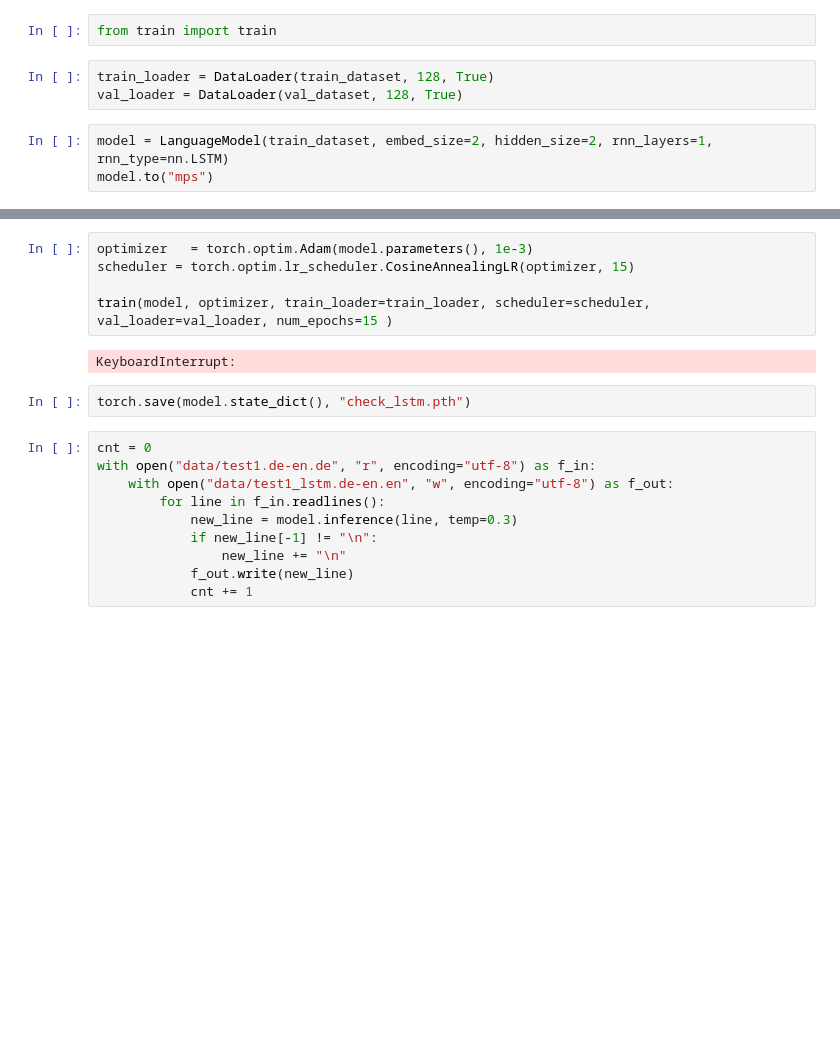
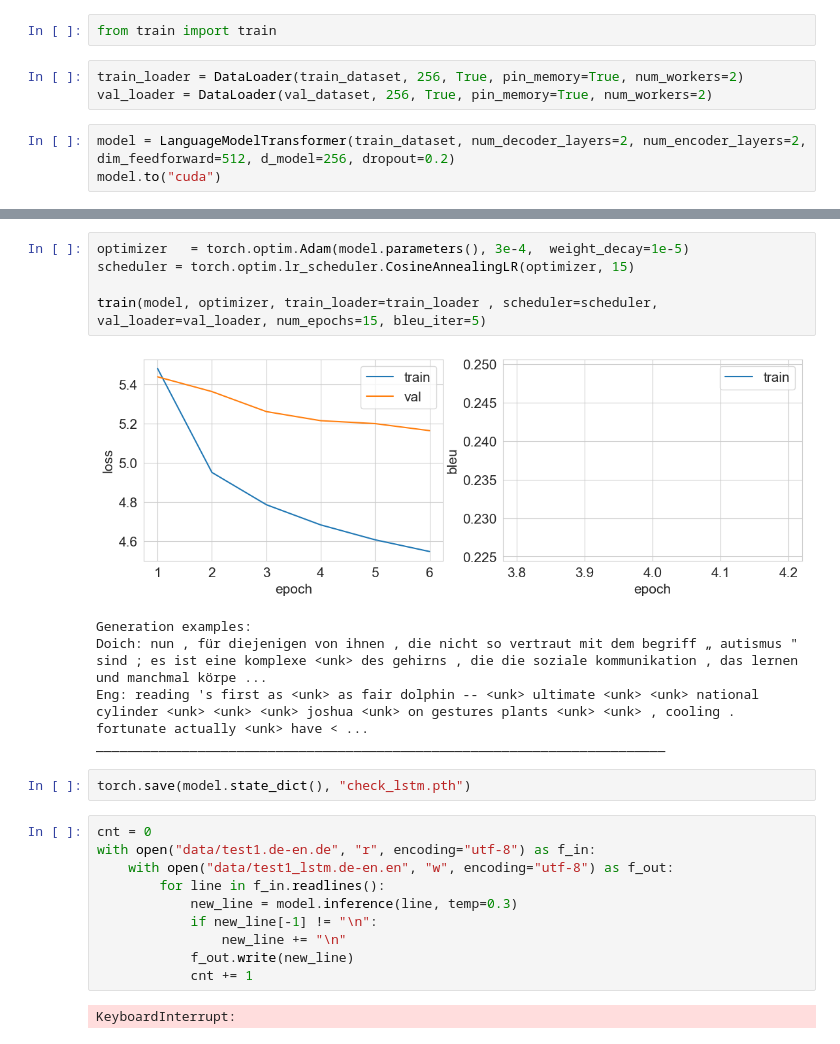
Before and after one commit to pururus/bhw_2, a Jupyter notebook: main-3.ipynb, the cells around one changed output, grey strips where cells are left out. Drawn from its saved outputs; the diff is of its cells as text; blank space fills up the shorter version.

```diff
--- a/main-3.ipynb
+++ b/main-3.ipynb
@@ -26,9 +22,9 @@ from model import LanguageModel
 # %%
 from train import train
 # %%
-train_loader = DataLoader(train_dataset, 128, True)
-val_loader = DataLoader(val_dataset, 128, True)
+train_loader = DataLoader(train_dataset, 256, True, pin_memory=True, num_workers=2)
+val_loader = DataLoader(val_dataset, 256, True, pin_memory=True, num_workers=2)
 # %%
-model = LanguageModel(train_dataset, embed_size=2, hidden_size=2, rnn_layers=1, rnn_type=nn.LSTM)
-model.to("mps")
+model = LanguageModelTransformer(train_dataset, num_decoder_layers=2, num_encoder_layers=2, dim_feedforward=512, d_model=256, dropout=0.2)
+model.to("cuda")
 # %% [output]
@@ -41,11 +47,15 @@ LanguageModel(
 )
 # %%
-optimizer   = torch.optim.Adam(model.parameters(), 1e-3)
+optimizer   = torch.optim.Adam(model.parameters(), 3e-4,  weight_decay=1e-5)
 scheduler = torch.optim.lr_scheduler.CosineAnnealingLR(optimizer, 15)
 
-train(model, optimizer, train_loader=train_loader, scheduler=scheduler, val_loader=val_loader, num_epochs=15 )
+train(model, optimizer, train_loader=train_loader , scheduler=scheduler, val_loader=val_loader, num_epochs=15, bleu_iter=5)
 # %% [output]
+[figure, added]
-KeyboardInterrupt:
+Generation examples:
+Doich: nun , für diejenigen von ihnen , die nicht so vertraut mit dem begriff „ autismus " sind ; es ist eine komplexe <unk> des gehirns , die die soziale kommunikation , das lernen und manchmal körpe ...
+Eng: reading 's first as <unk> as fair dolphin -- <unk> ultimate <unk> <unk> national cylinder <unk> <unk> <unk> joshua <unk> on gestures plants <unk> <unk> , cooling . fortunate actually <unk> have < ...
+_________________________________________________________________________
 # %%
 torch.save(model.state_dict(), "check_lstm.pth")
 # %%
@@ -58,3 +68,5 @@ with open("data/test1.de-en.de", "r", encoding="utf-8") as f_in:
                 new_line += "\n"
             f_out.write(new_line)
             cnt += 1
+# %% [output]
+KeyboardInterrupt:
```
Also changed, not shown: parts of 3 cells of this notebook, 4 other files.
